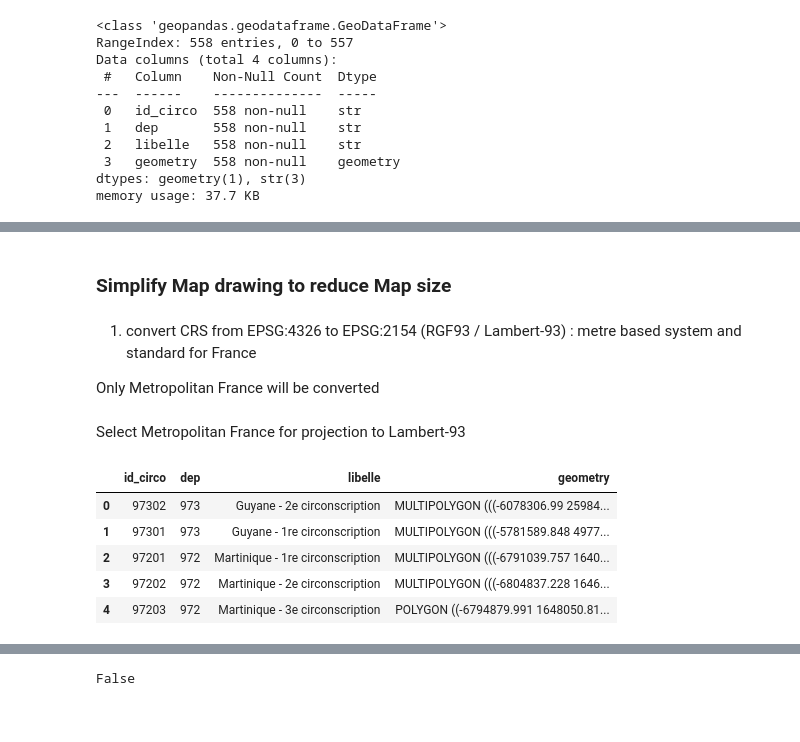
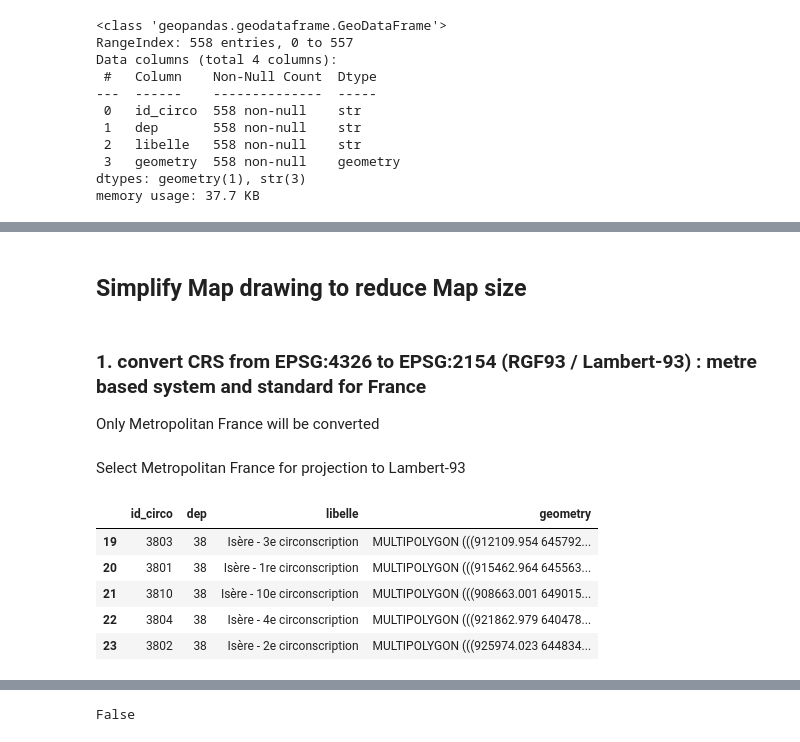
Before and after one commit to dataforgoodfr/mobibi, a Jupyter notebook: data/pierre/Find_circo_address/circo_adresse_dev.ipynb, the cells around one changed output, grey strips where cells are left out. Cells and saved outputs as stored; diff of their text form; code cells hidden in the pictures.

```diff
--- a/data/pierre/Find_circo_address/circo_adresse_dev.ipynb
+++ b/data/pierre/Find_circo_address/circo_adresse_dev.ipynb
@@ -89,0 +64,4 @@ gpf_insee_repaired
+# %%
+#select only metropolitan circo
+gpf_insee_metro = gpf_insee.query('dep not in ("976","974","971","972","973")')
+gpf_insee_metro.info()
@@ -90,18 +80,18 @@ gpf_insee_repaired
 # %% [markdown]
-### Simplify Map drawing to reduce Map size
+## Simplify Map drawing to reduce Map size
 # %% [markdown]
-1. convert CRS from EPSG:4326 to EPSG:2154 (RGF93 / Lambert-93) : metre based system and standard for France
+### 1. convert CRS from EPSG:4326 to EPSG:2154 (RGF93 / Lambert-93) : metre based system and standard for France
 
 Only Metropolitan France will be converted
 # %% [markdown]
 Select Metropolitan France for projection to Lambert-93
 # %%
-gpf_insee_3857 = gpf_insee.to_crs(epsg=3857)
-gpf_insee_3857.head(5)
+gpf_insee_metro_2154 = gpf_insee_metro.to_crs(epsg=2154)
+gpf_insee_metro_2154.head(5)
 # %% [output]
 |  | id_circo | dep | libelle | geometry |
-| 0 | 97302 | 973 | Guyane - 2e circonscription | MULTIPOLYGON (((-6078306.99 25984... |
-| 1 | 97301 | 973 | Guyane - 1re circonscription | MULTIPOLYGON (((-5781589.848 4977... |
-| 2 | 97201 | 972 | Martinique - 1re circonscription | MULTIPOLYGON (((-6791039.757 1640... |
-| 3 | 97202 | 972 | Martinique - 2e circonscription | MULTIPOLYGON (((-6804837.228 1646... |
-| 4 | 97203 | 972 | Martinique - 3e circonscription | POLYGON ((-6794879.991 1648050.81... |
+| 19 | 3803 | 38 | Isère - 3e circonscription | MULTIPOLYGON (((912109.954 645792... |
+| 20 | 3801 | 38 | Isère - 1re circonscription | MULTIPOLYGON (((915462.964 645563... |
+| 21 | 3810 | 38 | Isère - 10e circonscription | MULTIPOLYGON (((908663.001 649015... |
+| 22 | 3804 | 38 | Isère - 4e circonscription | MULTIPOLYGON (((921862.979 640478... |
+| 23 | 3802 | 38 | Isère - 2e circonscription | MULTIPOLYGON (((925974.023 644834... |
```
Also changed, not shown: parts of 85 cells of this notebook.
